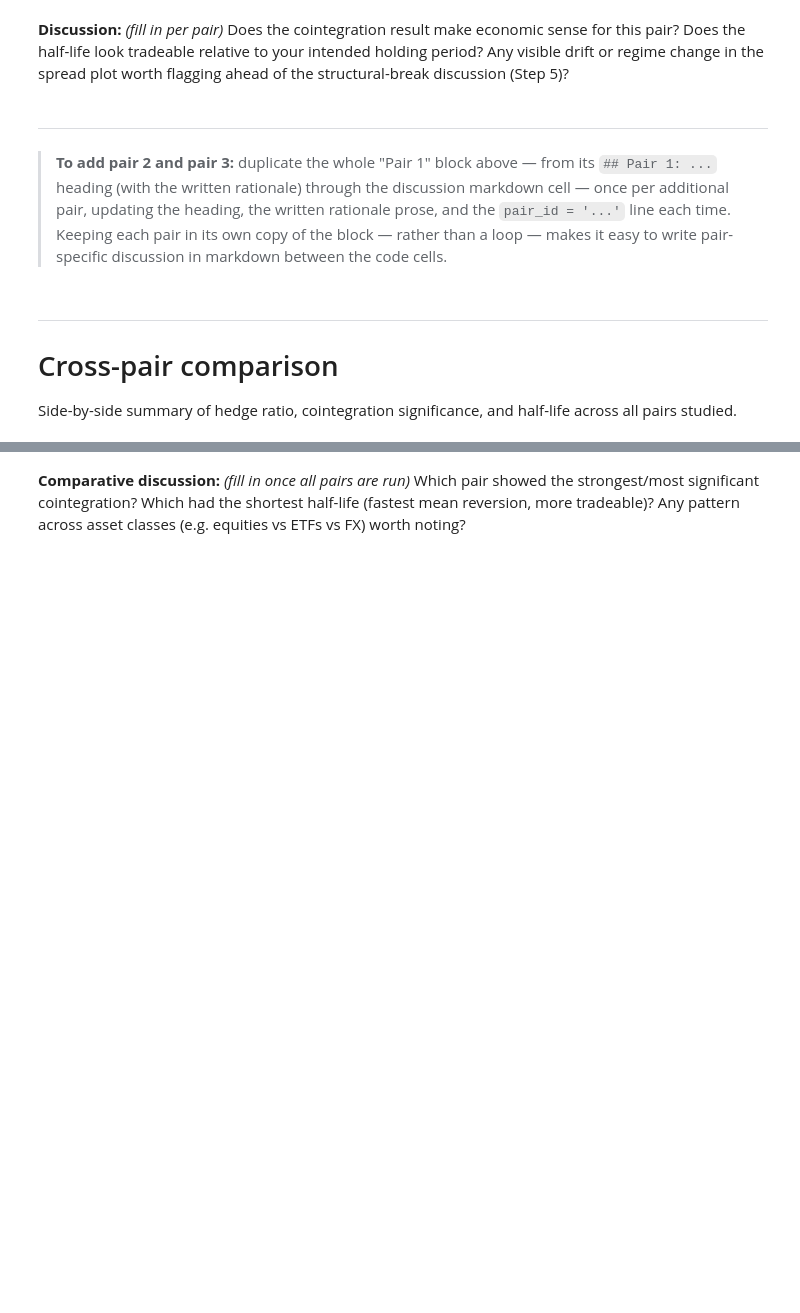
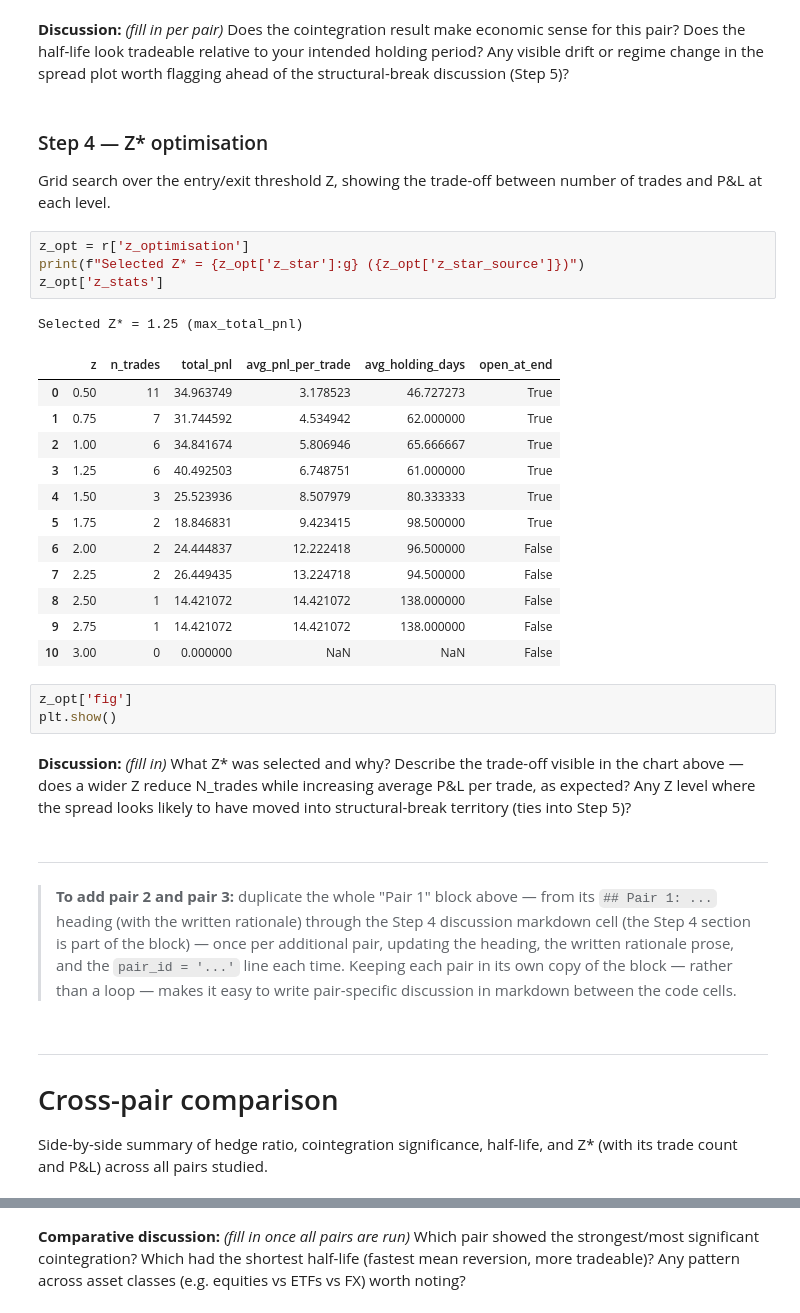
Before and after one commit to s2358/cqf_project, a Jupyter notebook: notebooks/pairs_trading_analysis.ipynb, the cells around one changed output, grey strips where cells are left out. Drawn from its saved outputs; the diff is of its cells as text; blank space fills up the shorter version.

```diff
--- a/notebooks/pairs_trading_analysis.ipynb
+++ b/notebooks/pairs_trading_analysis.ipynb
@@ -99,21 +128,54 @@ plt.show()
 economic sense for this pair? Does the half-life look tradeable relative to
 your intended holding period? Any visible drift or regime change in the
 spread plot worth flagging ahead of the structural-break discussion (Step 5)?
+# %% [markdown]
+### Step 4 — Z* optimisation
+
+Grid search over the entry/exit threshold Z, showing the trade-off
+between number of trades and P&L at each level.
+# %%
+z_opt = r['z_optimisation']
+print(f"Selected Z* = {z_opt['z_star']:g} ({z_opt['z_star_source']})")
+z_opt['z_stats']
+# %% [output]
+Selected Z* = 1.25 (max_total_pnl)
+|  | z | n_trades | total_pnl | avg_pnl_per_trade | avg_holding_days | open_at_end |
+| 0 | 0.50 | 11 | 34.963749 | 3.178523 | 46.727273 | True |
+| 1 | 0.75 | 7 | 31.744592 | 4.534942 | 62.000000 | True |
+| 2 | 1.00 | 6 | 34.841674 | 5.806946 | 65.666667 | True |
+| 3 | 1.25 | 6 | 40.492503 | 6.748751 | 61.000000 | True |
+| 4 | 1.50 | 3 | 25.523936 | 8.507979 | 80.333333 | True |
+| 5 | 1.75 | 2 | 18.846831 | 9.423415 | 98.500000 | True |
+| 6 | 2.00 | 2 | 24.444837 | 12.222418 | 96.500000 | False |
+| 7 | 2.25 | 2 | 26.449435 | 13.224718 | 94.500000 | False |
+| 8 | 2.50 | 1 | 14.421072 | 14.421072 | 138.000000 | False |
+| 9 | 2.75 | 1 | 14.421072 | 14.421072 | 138.000000 | False |
+| 10 | 3.00 | 0 | 0.000000 | NaN | NaN | False |
+# %%
+z_opt['fig']
+plt.show()
+# %% [markdown]
+**Discussion:** *(fill in)* What Z* was selected and why? Describe the
+trade-off visible in the chart above — does a wider Z reduce N_trades
+while increasing average P&L per trade, as expected? Any Z level where
+the spread looks likely to have moved into structural-break territory
+(ties into Step 5)?
 # %% [markdown]
 ---
 > **To add pair 2 and pair 3:** duplicate the whole "Pair 1" block above —
 > from its `## Pair 1: ...` heading (with the written rationale) through
-> the discussion markdown cell — once per additional pair, updating the
-> heading, the written rationale prose, and the `pair_id = '...'` line
-> each time. Keeping each pair in its own copy of the block — rather than
-> a loop — makes it easy to write pair-specific discussion in markdown
-> between the code cells.
+> the Step 4 discussion markdown cell (the Step 4 section is part of the
+> block) — once per additional pair, updating the heading, the written
+> rationale prose, and the `pair_id = '...'` line each time. Keeping each
+> pair in its own copy of the block — rather than a loop — makes it easy
+> to write pair-specific discussion in markdown between the code cells.
 # %% [markdown]
 ---
 # Cross-pair comparison
 
-Side-by-side summary of hedge ratio, cointegration significance, and
-half-life across all pairs studied.
+Side-by-side summary of hedge ratio, cointegration significance,
+half-life, and Z* (with its trade count and P&L) across all pairs
+studied.
 # %%
 table = comparison_table(results)
 table
```
Also changed, not shown: parts of 10 cells of this notebook, 1 other file.
